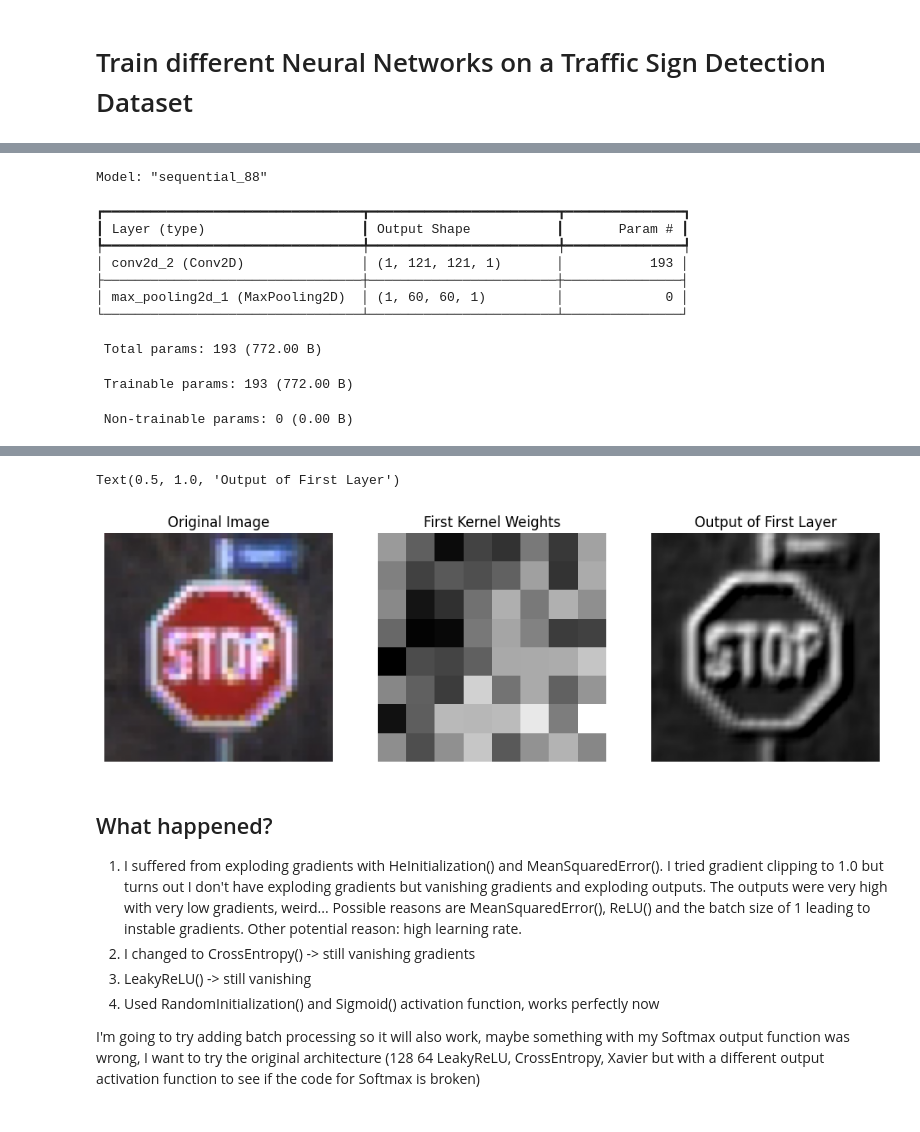
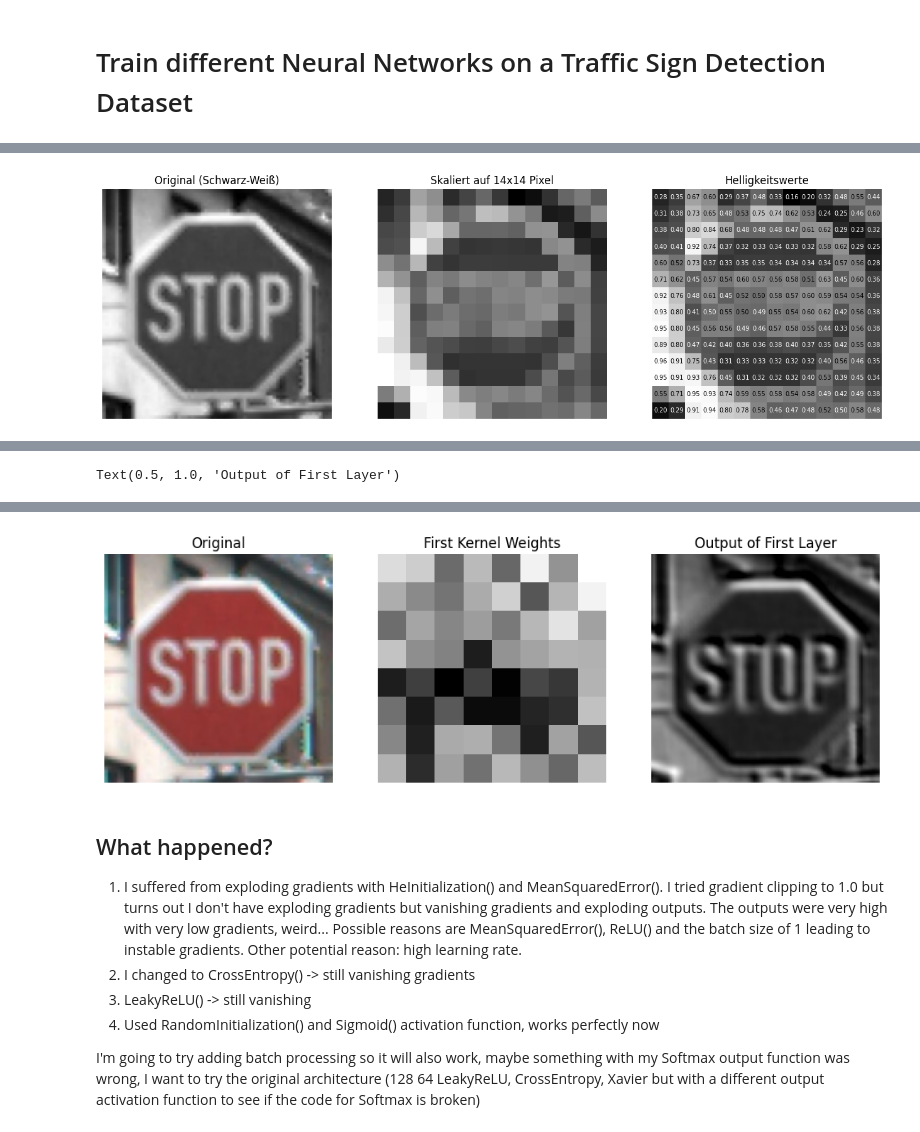
Before and after one commit to flerovium11/ai-research, a Jupyter notebook: research.ipynb, the cells around one changed output, grey strips where cells are left out. Saved outputs shown, nothing was run; the diff lists cells and outputs as text; code cells hidden in the pictures.

```diff
--- a/research.ipynb
+++ b/research.ipynb
@@ -177,6 +212,6 @@ Accuracy: 63.58%
 # %%
 # get the output value of the first layer of the custom model
-print(model.layers)
+# print(model.layers)
 
 layer_models = []
 for i, layer in enumerate(model.layers):
@@ -185,7 +220,7 @@ for i, layer in enumerate(model.layers):
         layer_model.add(model.layers[j])
     layer_models.append(layer_model)
 
-layer_models[1].summary()
+# layer_models[1].summary()
 
 # image = train_images[:1]
 # print(image.shape)
@@ -202,31 +237,60 @@ layer_models[1].summary()
 #     #                        Layer 1 Filter 1 weights     Layer 1 Output 1       ...       Layer n Filter 1 weights     Layer n Output 1
 #     # Original Image         ...                          ...                    ...       ...                          ...                     Predicted Category
 #     #                        Layer 1 Filter n weights     Layer 1 Output n       ...       Layer n Filter n weights     Layer n Output n
 #     #
 
 #     fig, ax, plt.subplots()
 
 
 #     plt.show()
 
+stop_signs = [entry for entry in validate_data if entry.labels[0].category == 14]
+
+# display the stop_signs[9].image in black and white and 28x28 pixels
+# right beside it display the same image but instead of pixels show values between 0 and 1 for the pixels
+size = 14
+grayscale_img = np.array(stop_signs[9].image).sum(axis=2) / 3
+scaled_img = np.array(Image.fromarray(grayscale_img).resize((size, size)))
+fig, axs = plt.subplots(1, 3, figsize=(16, 8))
+axs[0].imshow(grayscale_img, cmap='gray')
+axs[0].axis('off')
+axs[0].set_title('Original (Schwarz-Weiß)')
+
+axs[1].imshow(scaled_img, cmap='gray')
+axs[1].axis('off')
+axs[1].set_title('Skaliert auf 14x14 Pixel')
+
+axs[2].imshow(scaled_img, cmap='gray')
+axs[2].axis('off')
+axs[2].set_title('Helligkeitswerte')
+
+for i in range(size):
+    for j in range(size):
+        axs[2].text(j, i, f'{scaled_img[i, j]:.2f}', ha='center', va='center', color='black' if scaled_img[i, j] > 0.5 else 'white', fontsize=7)
+
+plt.show()
+
+
 input_data = test_images[np.random.randint(0, len(test_images))][np.newaxis]
+input_data = stop_signs[9].image[np.newaxis]
 layer_output = layer_models[0].predict(input_data)
 # plot the original image, the weights of the first kernel and the output of the first layer
 fig, axs = plt.subplots(1, 3, figsize=(12, 4))
 axs[0].imshow(input_data[0])
 axs[0].axis('off')
-axs[0].set_title('Original Image')
+axs[0].set_title('Original')
 
 weights = model.layers[0].get_weights()[0]
 weights_min = weights.min()
 weights_max = weights.max()
 weights = (weights - weights_min) / (weights_max - weights_min)
 axs[1].imshow(weights[:, :, 0, 0], cmap='gray')
 axs[1].axis('off')
 axs[1].set_title('First Kernel Weights')
 
 output = layer_output[0]
 axs[2].imshow(output[:, :, 0], cmap='gray')
 axs[2].axis('off')
 axs[2].set_title('Output of First Layer')
 # %% [output]
+[figure, new version]
@@ -234,11 +298 @@ axs[2].set_title('Output of First Layer')
-Model: "sequential_88"
+Text(0.5, 1.0, 'Output of First Layer')
-┏━━━━━━━━━━━━━━━━━━━━━━━━━━━━━━━━━┳━━━━━━━━━━━━━━━━━━━━━━━━┳━━━━━━━━━━━━━━━┓
-┃ Layer (type)                    ┃ Output Shape           ┃       Param # ┃
-┡━━━━━━━━━━━━━━━━━━━━━━━━━━━━━━━━━╇━━━━━━━━━━━━━━━━━━━━━━━━╇━━━━━━━━━━━━━━━┩
-│ conv2d_2 (Conv2D)               │ (1, 121, 121, 1)       │           193 │
-├─────────────────────────────────┼────────────────────────┼───────────────┤
-│ max_pooling2d_1 (MaxPooling2D)  │ (1, 60, 60, 1)         │             0 │
-└─────────────────────────────────┴────────────────────────┴───────────────┘
- Total params: 193 (772.00 B)
- Trainable params: 193 (772.00 B)
- Non-trainable params: 0 (0.00 B)
@@ -246,5 +299,4 @@ Model: "sequential_88"
-Text(0.5, 1.0, 'Output of First Layer')
-[figure, old version]
+[figure, added]
 # %% [markdown]
 ## What happened?
 1. I suffered from exploding gradients with HeInitialization() and MeanSquaredError(). I tried gradient clipping to 1.0 but turns out I don't have exploding gradients but vanishing gradients and exploding outputs. The outputs were very high with very low gradients, weird... Possible reasons are MeanSquaredError(), ReLU() and the batch size of 1 leading to instable gradients. Other potential reason: high learning rate.
```
Also changed, not shown: parts of 6 cells of this notebook, 6 other files.
